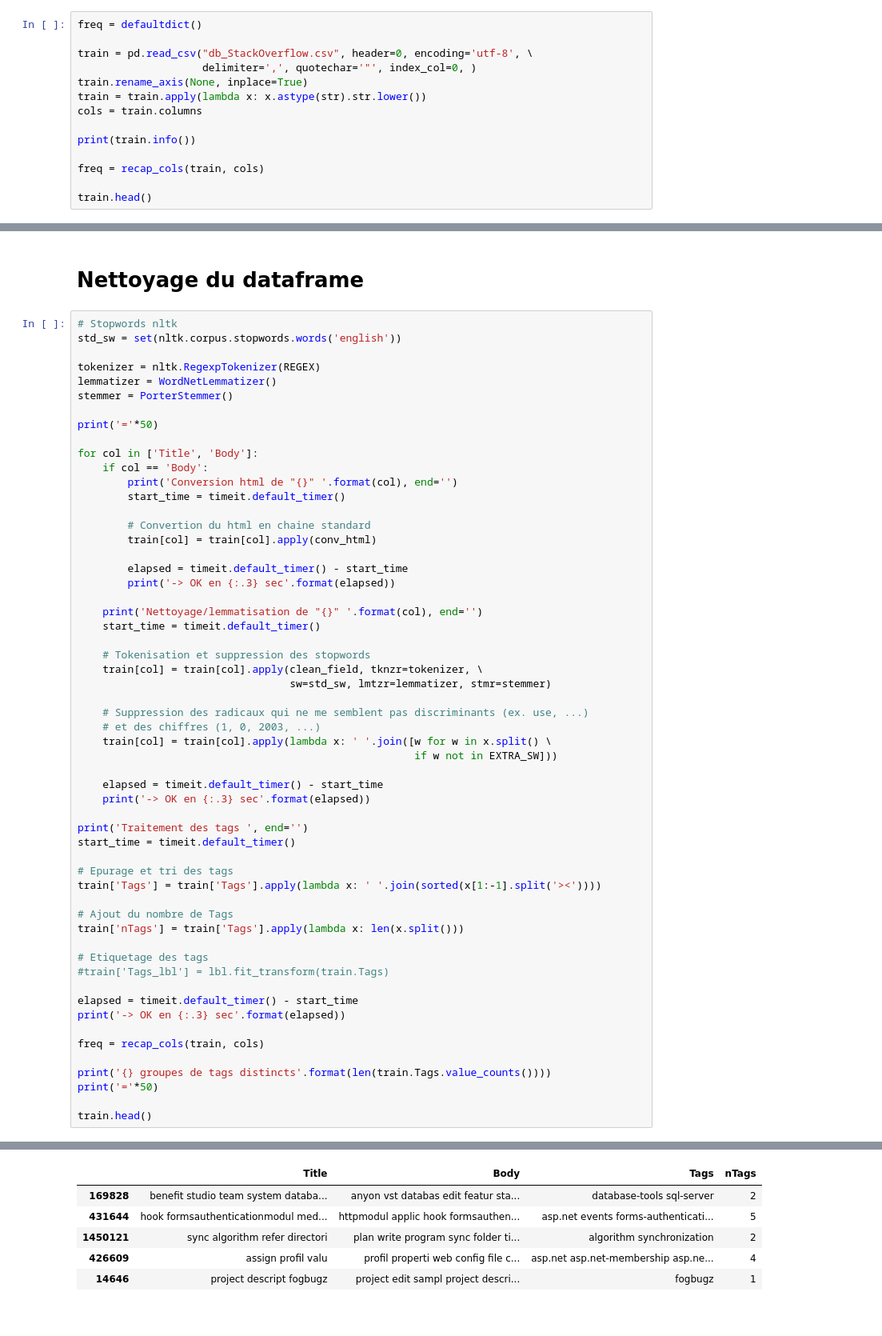
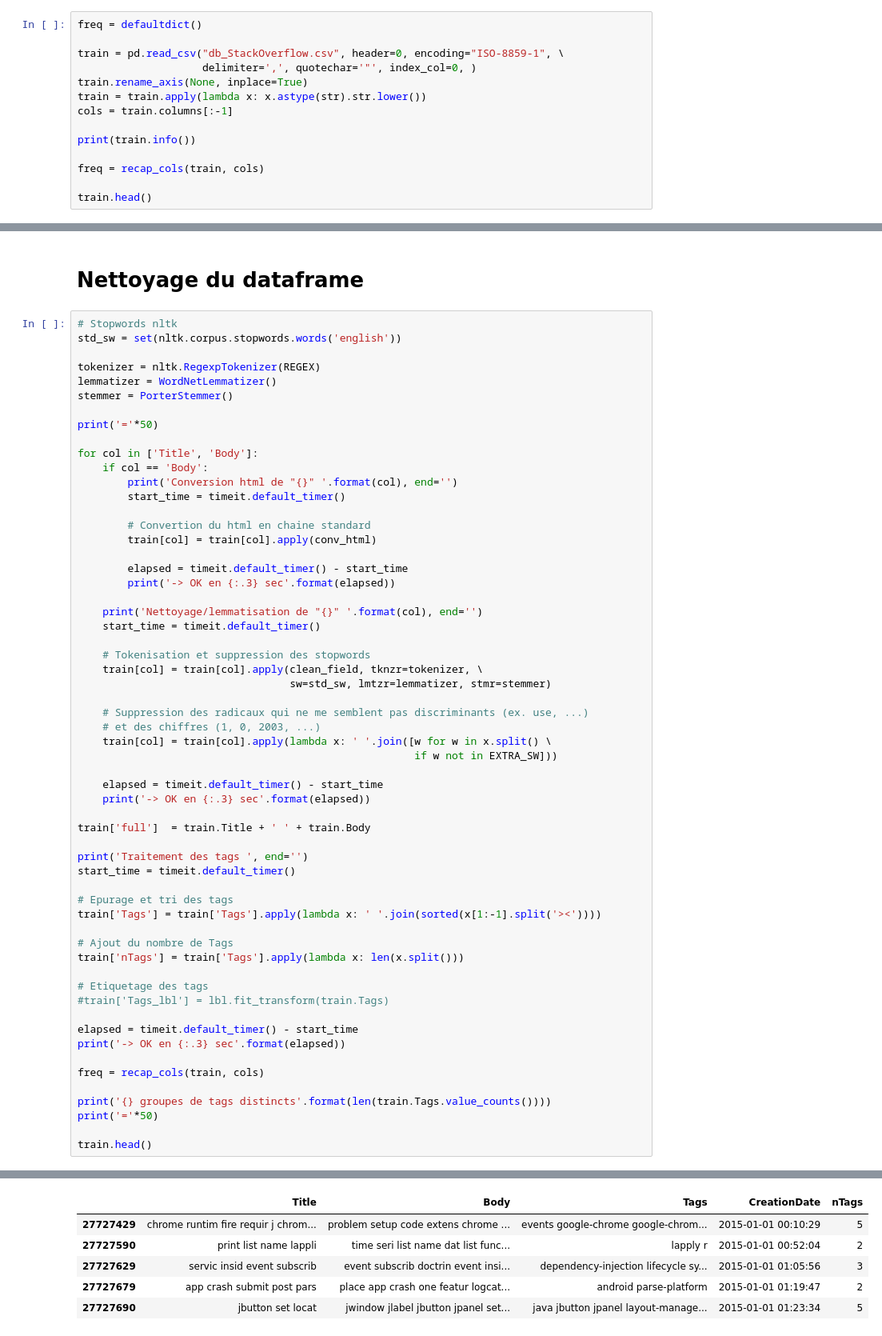
Before and after one commit to FKO78/OC-ds-p6, a Jupyter notebook: P6_Catégorisez_automatiquement_des_questions_EXPLORATION.ipynb, the cells around one changed output, grey strips where cells are left out. Shown at 80% size. Saved outputs shown, nothing was run; the diff lists cells and outputs as text.

```diff
--- a/P6_Catégorisez_automatiquement_des_questions_EXPLORATION.ipynb
+++ b/P6_Catégorisez_automatiquement_des_questions_EXPLORATION.ipynb
@@ -133,11 +133,11 @@ def recap_cols(df, cols):
 # %%
 freq = defaultdict()
 
-train = pd.read_csv("db_StackOverflow.csv", header=0, encoding='utf-8', \
+train = pd.read_csv("db_StackOverflow.csv", header=0, encoding="ISO-8859-1", \
                     delimiter=',', quotechar='"', index_col=0, )
 train.rename_axis(None, inplace=True)
 train = train.apply(lambda x: x.astype(str).str.lower())
-cols = train.columns
+cols = train.columns[:-1]
 
 print(train.info())
 
@@ -206,6 +207,8 @@ for col in ['Title', 'Body']:
     elapsed = timeit.default_timer() - start_time
     print('-> OK en {:.3} sec'.format(elapsed))
 
+train['full']  = train.Title + ' ' + train.Body
+
 print('Traitement des tags ', end='')
 start_time = timeit.default_timer()
 
@@ -245,9 +247,9 @@ Dénombrenent des mots
-|  | Title | Body | Tags | nTags |
-| 169828 | benefit studio team system databa... | anyon vst databas edit featur sta... | database-tools sql-server | 2 |
-| 431644 | hook formsauthenticationmodul med... | httpmodul applic hook formsauthen... | asp.net events forms-authenticati... | 5 |
-| 1450121 | sync algorithm refer directori | plan write program sync folder ti... | algorithm synchronization | 2 |
-| 426609 | assign profil valu | profil properti web config file c... | asp.net asp.net-membership asp.ne... | 4 |
-| 14646 | project descript fogbugz | project edit sampl project descri... | fogbugz | 1 |
+|  | Title | Body | Tags | CreationDate | nTags |
+| 27727429 | chrome runtim fire requir j chrom... | problem setup code extens chrome ... | events google-chrome google-chrom... | 2015-01-01 00:10:29 | 5 |
+| 27727590 | print list name lappli | time seri list name dat list func... | lapply r | 2015-01-01 00:52:04 | 2 |
+| 27727629 | servic insid event subscrib | event subscrib doctrin event insi... | dependency-injection lifecycle sy... | 2015-01-01 01:05:56 | 3 |
+| 27727679 | app crash submit post pars | place app crash one featur logcat... | android parse-platform | 2015-01-01 01:19:47 | 2 |
+| 27727690 | jbutton set locat | jwindow jlabel jbutton jpanel set... | java jbutton jpanel layout-manage... | 2015-01-01 01:23:34 | 5 |
 # %%
 train['full']  = train.Title + ' ' + train.Body
 # %% [markdown]
```
Also changed, not shown: parts of 18 cells of this notebook.
